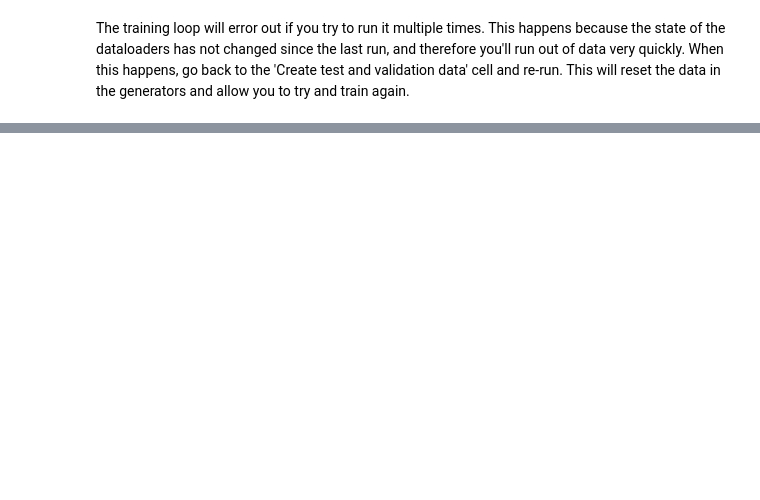
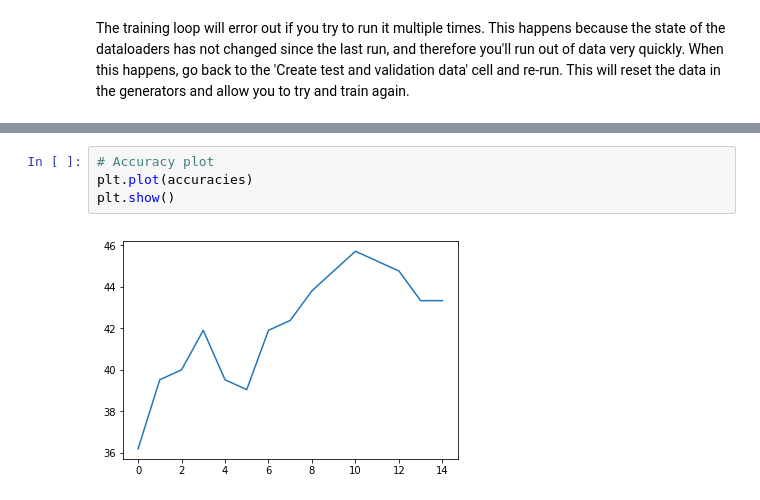
Before and after one commit to ncasale/zipline-setup, a Jupyter notebook: Stock_Data_LSTM.ipynb, the cells around one changed output, grey strips where cells are left out. Saved outputs shown, nothing was run; the diff lists cells and outputs as text; blank space fills up the shorter version.

```diff
--- a/Stock_Data_LSTM.ipynb
+++ b/Stock_Data_LSTM.ipynb
@@ -360,0 +431,6 @@ stock_data
+# %%
+# Accuracy plot
+plt.plot(accuracies)
+plt.show()
+# %% [output]
+[figure, added]
```
Also changed, not shown: parts of 16 cells of this notebook.
